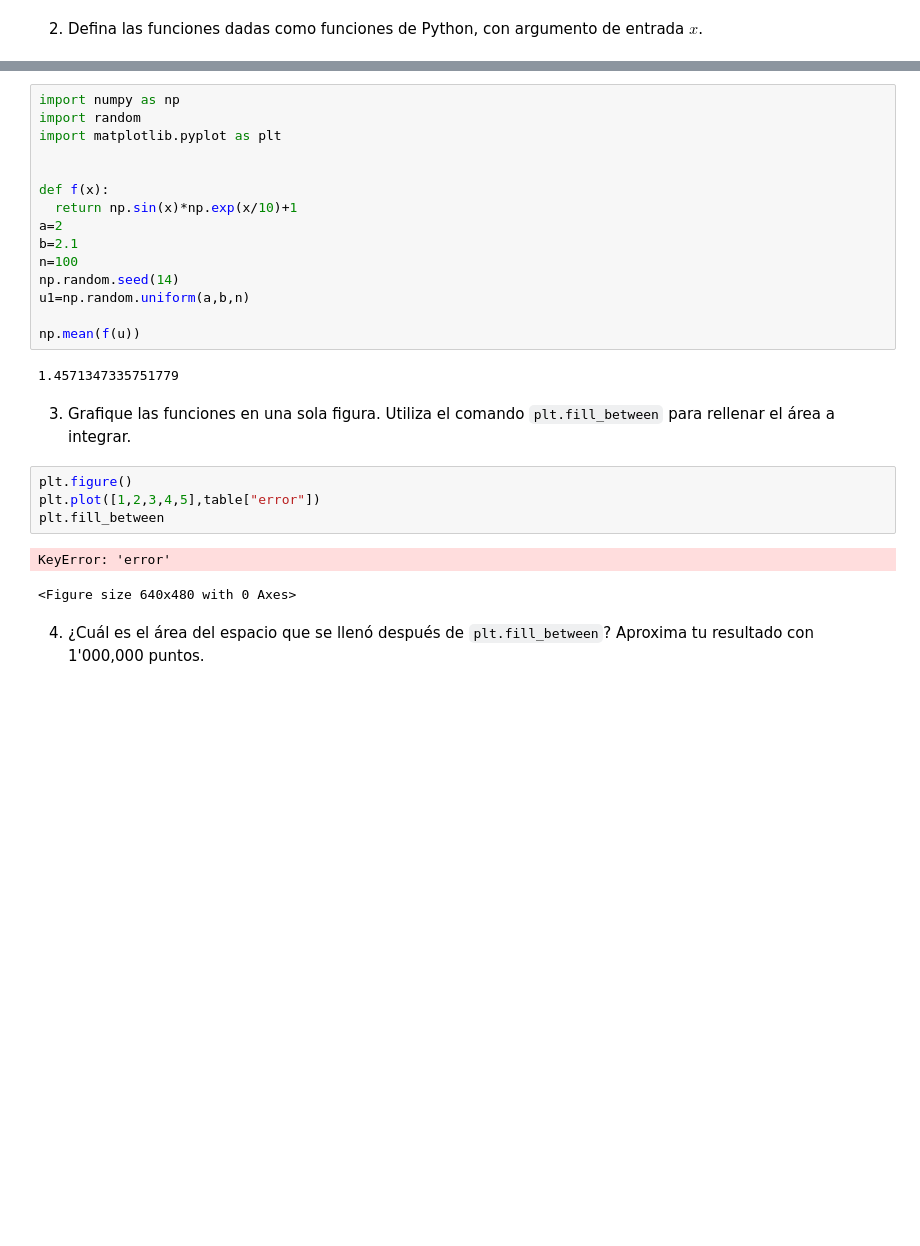
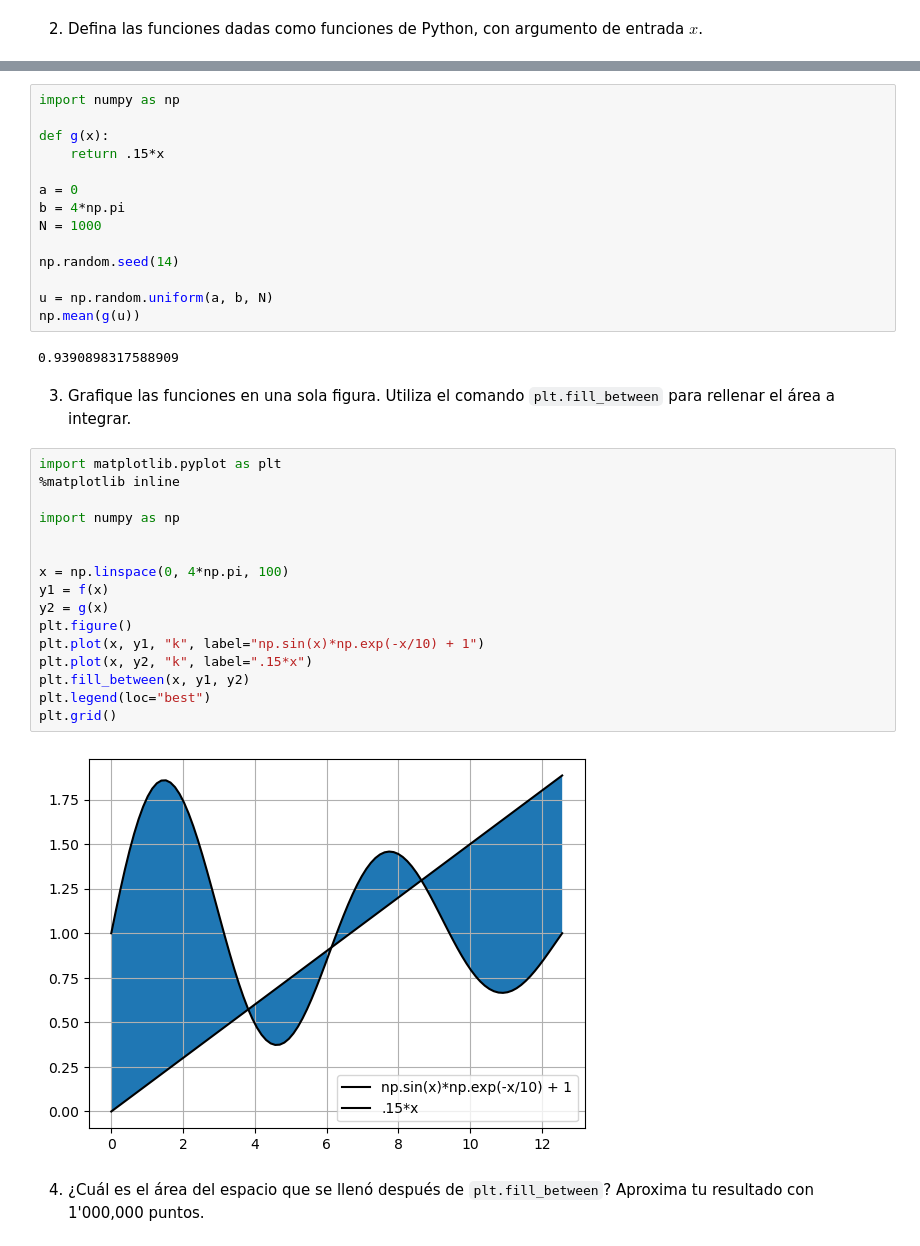
Before and after one commit to Armandobv1/SIMMAT_2023, a Jupyter notebook: Examen 2 -borreguiArmando.ipynb, the cells around one changed output, grey strips where cells are left out. Drawn from its saved outputs; the diff is of its cells as text; blank space fills up the shorter version.

```diff
--- a/Examen 2 -borreguiArmando.ipynb
+++ b/Examen 2 -borreguiArmando.ipynb
@@ -112,28 +218,38 @@ f2=0.15*x
 # %%
 import numpy as np
-import random
-import matplotlib.pyplot as plt
 
+def g(x):
+    return .15*x
 
-def f(x):
-  return np.sin(x)*np.exp(x/10)+1
-a=2
-b=2.1
-n=100
+a = 0
+b = 4*np.pi
+N = 1000
+
 np.random.seed(14)
-u1=np.random.uniform(a,b,n)
 
-np.mean(f(u))
+u = np.random.uniform(a, b, N)
+np.mean(g(u))
 # %% [output]
-1.4571347335751779
+0.9390898317588909
 # %% [markdown]
 3. Grafique las funciones en una sola figura. Utiliza el comando `plt.fill_between` para rellenar el área a integrar.
 # %%
+import matplotlib.pyplot as plt
+%matplotlib inline
+
+import numpy as np
+
+
+x = np.linspace(0, 4*np.pi, 100)
+y1 = f(x)
+y2 = g(x)
 plt.figure()
-plt.plot([1,2,3,4,5],table["error"])
-plt.fill_between
+plt.plot(x, y1, "k", label="np.sin(x)*np.exp(-x/10) + 1")
+plt.plot(x, y2, "k", label=".15*x")
+plt.fill_between(x, y1, y2)
+plt.legend(loc="best")
+plt.grid()
 # %% [output]
-KeyError: 'error'
-<Figure size 640x480 with 0 Axes>
+[figure, added]
 # %% [markdown]
 4. ¿Cuál es el área del espacio que se llenó después de `plt.fill_between`? Aproxima tu resultado con 1'000,000 puntos.
```
Also changed, not shown: parts of 41 cells of this notebook.
